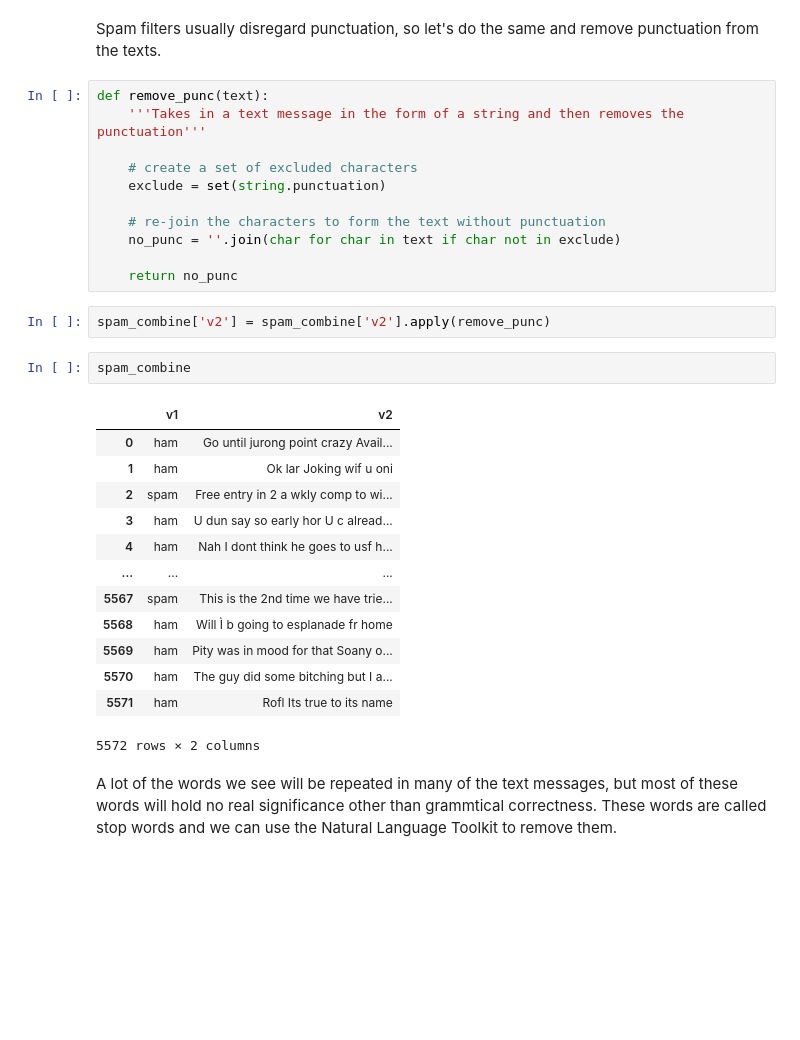
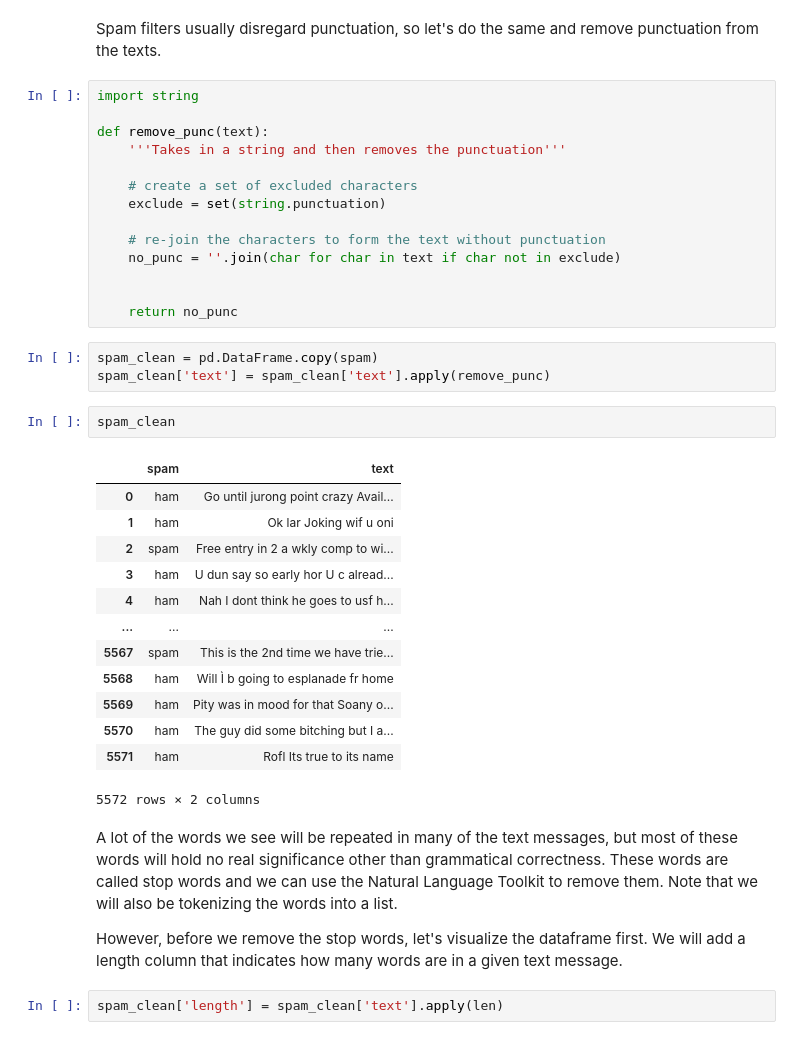
Before and after one commit to justinkhado/spam-or-ham, a Jupyter notebook: spam_or_ham.ipynb, the cells around one changed output. Cells and saved outputs as stored; diff of their text form; blank space fills up the shorter version.

```diff
--- a/spam_or_ham.ipynb
+++ b/spam_or_ham.ipynb
@@ -89,8 +93,10 @@ spam_combine.describe()
 # %% [markdown]
 Spam filters usually disregard punctuation, so let's do the same and remove punctuation from the texts.
 # %%
+import string
+
 def remove_punc(text):
-    '''Takes in a text message in the form of a string and then removes the punctuation'''
+    '''Takes in a string and then removes the punctuation'''
 
     # create a set of excluded characters
     exclude = set(string.punctuation)
@@ -98,24 +104,30 @@ def remove_punc(text):
     # re-join the characters to form the text without punctuation
     no_punc = ''.join(char for char in text if char not in exclude)
 
+
     return no_punc
-# %%
-spam_combine['v2'] = spam_combine['v2'].apply(remove_punc)
-# %%
-spam_combine
-# %% [output]
-|  | v1 | v2 |
-| 0 | ham | Go until jurong point crazy Avail... |
-| 1 | ham | Ok lar Joking wif u oni |
-| 2 | spam | Free entry in 2 a wkly comp to wi... |
-| 3 | ham | U dun say so early hor U c alread... |
-| 4 | ham | Nah I dont think he goes to usf h... |
-| ... | ... | ... |
-| 5567 | spam | This is the 2nd time we have trie... |
-| 5568 | ham | Will Ì b going to esplanade fr home |
-| 5569 | ham | Pity was in mood for that Soany o... |
-| 5570 | ham | The guy did some bitching but I a... |
-| 5571 | ham | Rofl Its true to its name |
-5572 rows × 2 columns
+# %%
+spam_clean = pd.DataFrame.copy(spam)
+spam_clean['text'] = spam_clean['text'].apply(remove_punc)
+# %%
+spam_clean
+# %% [output]
+|  | spam | text |
+| 0 | ham | Go until jurong point crazy Avail... |
+| 1 | ham | Ok lar Joking wif u oni |
+| 2 | spam | Free entry in 2 a wkly comp to wi... |
+| 3 | ham | U dun say so early hor U c alread... |
+| 4 | ham | Nah I dont think he goes to usf h... |
+| ... | ... | ... |
+| 5567 | spam | This is the 2nd time we have trie... |
+| 5568 | ham | Will Ì b going to esplanade fr home |
+| 5569 | ham | Pity was in mood for that Soany o... |
+| 5570 | ham | The guy did some bitching but I a... |
+| 5571 | ham | Rofl Its true to its name |
+5572 rows × 2 columns
 # %% [markdown]
-A lot of the words we see will be repeated in many of the text messages, but most of these words will hold no real significance other than grammtical correctness. These words are called stop words and we can use the Natural Language Toolkit to remove them.
+A lot of the words we see will be repeated in many of the text messages, but most of these words will hold no real significance other than grammatical correctness. These words are called stop words and we can use the Natural Language Toolkit to remove them. Note that we will also be tokenizing the words into a list.
+
+However, before we remove the stop words, let's visualize the dataframe first. We will add a length column that indicates how many words are in a given text message.
+# %%
+spam_clean['length'] = spam_clean['text'].apply(len)
```
Also changed, not shown: parts of 33 cells of this notebook.
